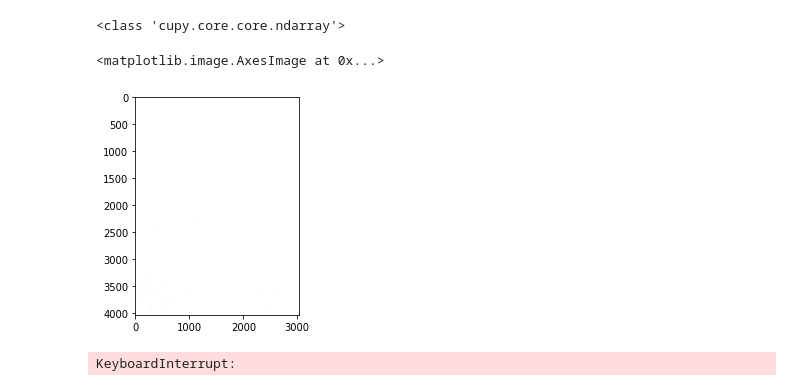
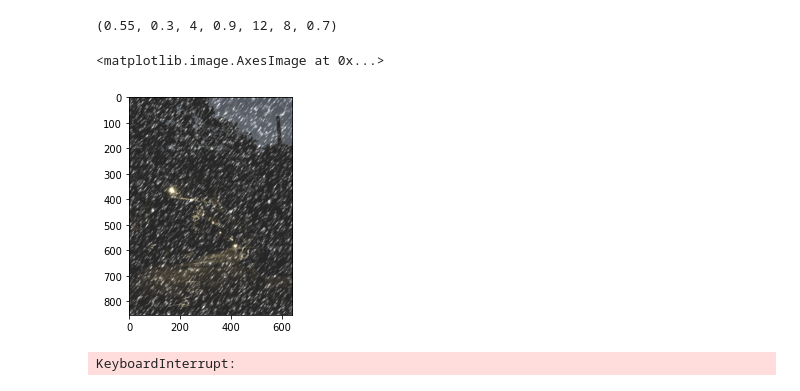
Before and after one commit to locsor/weatherAugmentation, a Jupyter notebook: augmGPU.ipynb, the cells around one changed output. Saved outputs shown, nothing was run; the diff lists cells and outputs as text; code cells hidden in the pictures.

```diff
--- a/augmGPU.ipynb
+++ b/augmGPU.ipynb
@@ -44,7 +44,7 @@ def shift_cupy(image, dx, dy):
     return shifted
 
 def rgb2gray_cupy(rgb):
-    return cp.dot(rgb[..., :3], [0.2989, 0.5870, 0.1140])
+    return cp.dot(rgb[..., :3], cp.array([0.2989, 0.5870, 0.1140]))
 
 def plasma_fractal_cupy(mapsize = 256, wibbledecay=3):
     assert (mapsize & (mapsize - 1) == 0)
@@ -119,7 +119,7 @@ def fog_cupy(x, severity=1):
     c = [(1.5, 2), (2., 2), (2.5, 1.7), (2.5, 1.5), (3., 1.4)][severity - 1]
 
     shape = cp.array(x).shape
-    max_side = cp.max(shape)
+    max_side = max(shape)
     map_size = next_power_of_2(int(max_side))
 
     x = cp.array(x) / 255.
@@ -130,6 +130,8 @@ def fog_cupy(x, severity=1):
         x += c[0] * plasma_fractal_cupy(mapsize=map_size, wibbledecay=c[1])[
                     :shape[0], :shape[1]]
     else:
+        print(plasma_fractal_cupy(mapsize=map_size, wibbledecay=c[1])[:shape[0],
+             :shape[1]].shape)
         x += c[0] * \
              plasma_fractal_cupy(mapsize=map_size, wibbledecay=c[1])[:shape[0],
              :shape[1]][..., cp.newaxis]
@@ -195,11 +197,11 @@ def snow_cupy(x, severity=1):
          (0.55, 0.3, 4, 0.9, 12, 8, 0.7),
          (0.55, 0.3, 4.5, 0.85, 12, 8, 0.65),
          (0.55, 0.3, 2.5, 0.85, 12, 12, 0.55)][severity - 1]
+    print(c)
 
-    gray_x = cp.array(cv2.cvtColor(x,cv2.COLOR_RGB2GRAY))
     x = cp.array(x, dtype=np.float32) / 255.
     snow_layer = cp.random.normal(size=x.shape[:2], loc=c[0],
-                                  scale=c[1])  # [:2] for monochrome
+                                  scale=c[1])
 
     snow_layer = clipped_zoom_cupy(snow_layer[..., np.newaxis], c[2])
     snow_layer[snow_layer < c[3]] = 0
@@ -216,11 +218,10 @@ def snow_cupy(x, severity=1):
 
     if len(x.shape) < 3 or x.shape[2] < 3:
         x = c[6] * x + (1 - c[6]) * cp.maximum(x, x.reshape(x.shape[0],
-                                                            x.shape[
-                                                                1]) * 1.5 + 0.5)
+                                                    x.shape[1]) * 1.5 + 0.5)
         snow_layer = snow_layer.squeeze(-1)
     else:
-        x = c[6] * x + (1 - c[6]) * np.maximum(x, gray_x.reshape(
+        x = c[6] * x + (1 - c[6]) * np.maximum(x, rgb2gray_cupy(x).reshape(
             x.shape[0], x.shape[1], 1) * 1.5 + 0.5)
     try:
         return cp.clip(x + snow_layer + np.rot90(snow_layer, k=2), 0, 1) * 255
@@ -263,14 +264,14 @@ def zoom_blur_cupy(x, severity=1):
 # %%
 image_dir = './images'
 
-img = cv2.cvtColor(cv2.imread(image_dir + '/3.png'),cv2.COLOR_BGR2RGB)
+img = cv2.cvtColor(cv2.imread(image_dir + '/1.png'),cv2.COLOR_BGR2RGB)
 out = np.uint8(cp.asnumpy(snow_cupy(img ,3)))
 
 plt.imshow(out)
 # %% [output]
-<class 'cupy.core.core.ndarray'>
+(0.55, 0.3, 4, 0.9, 12, 8, 0.7)
 <matplotlib.image.AxesImage at 0x...>
-[figure, old version]
+[figure, new version]
 # %%
 start = time.time()
 for i in range(100):
```
Also changed, not shown: 3 other files.
